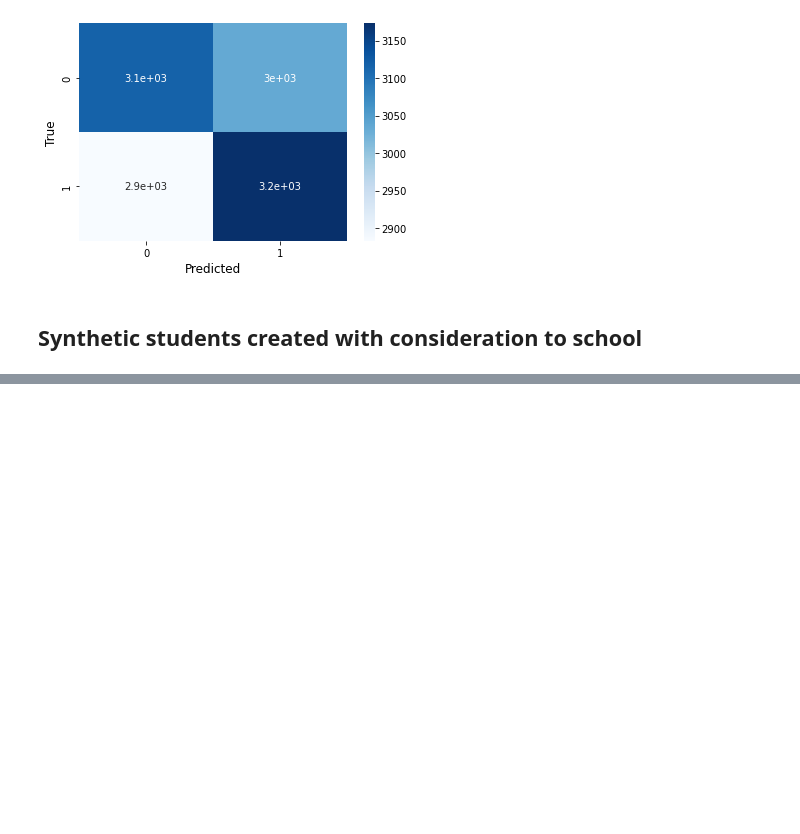
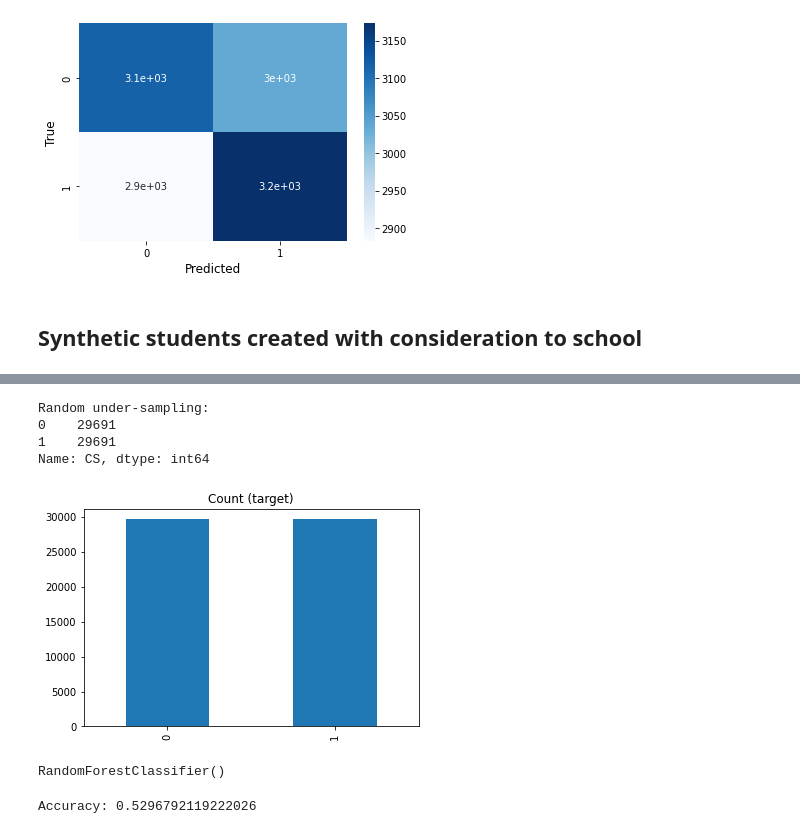
Before and after one commit to brinkbrink/WA_CS, a Jupyter notebook: WACSKeyPredictors.ipynb, the cells around one changed output, grey strips where cells are left out. Cells and saved outputs as stored; diff of their text form; code cells hidden in the pictures; blank space fills up the shorter version.

Commit message:
balance dataset with undersampling

```diff
--- a/WACSKeyPredictors.ipynb
+++ b/WACSKeyPredictors.ipynb
@@ -1988,0 +1984,19 @@ plt.savefig("Heatmap.png")
+# %%
+count_class_0, count_class_1 = undersample_school.CS.value_counts()
+
+df_class_0 = undersample_school[undersample_school['CS'] == 0]
+df_class_1 = undersample_school[undersample_school['CS'] == 1]
+
+df_class_0_under = df_class_0.sample(count_class_1)
+df_test_under = pd.concat([df_class_0_under, df_class_1], axis=0)
+
+print('Random under-sampling:')
+print(df_test_under.CS.value_counts())
+
+df_test_under.CS.value_counts().plot(kind='bar', title='Count (target)');
+# %% [output]
+Random under-sampling:
+0    29691
+1    29691
+Name: CS, dtype: int64
+[figure, added]
@@ -1988,0 +2008,5 @@ plt.savefig("Heatmap.png")
+# %%
+rf = RandomForestClassifier()
+rf.fit(X_train, y_train)
+# %% [output]
+RandomForestClassifier()
@@ -1988,0 +2015,5 @@ plt.savefig("Heatmap.png")
+# %%
+accuracy = accuracy_score(y_test, y_pred)
+print("Accuracy:", accuracy)
+# %% [output]
+Accuracy: 0.5296792119222026
```
Also changed, not shown: parts of 82 cells of this notebook.
